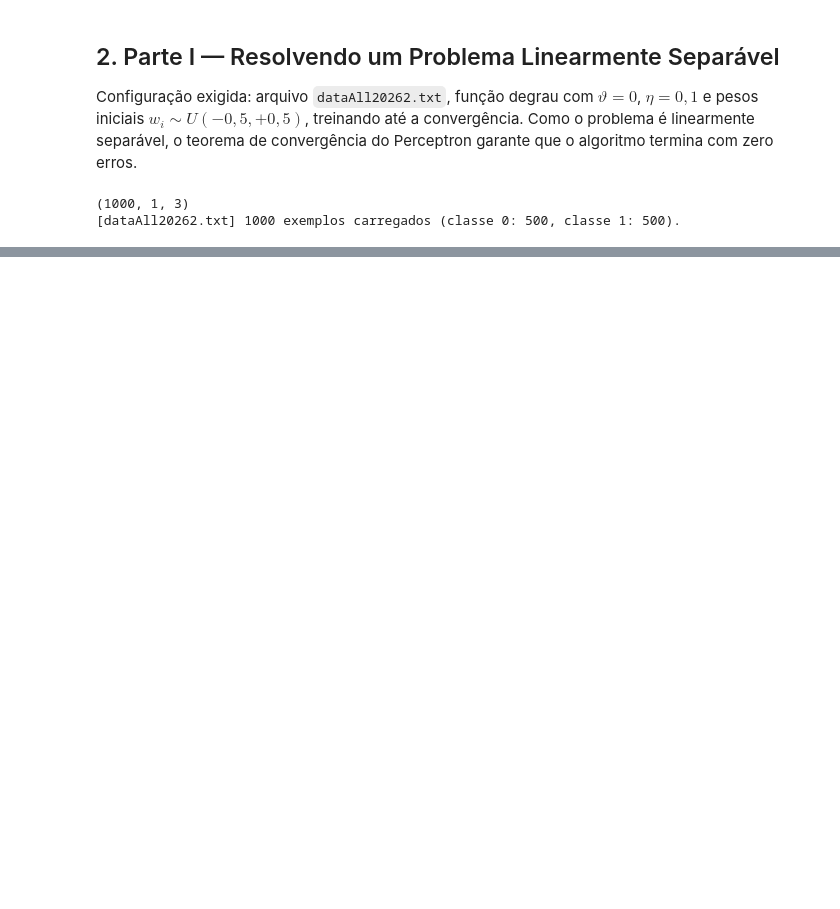
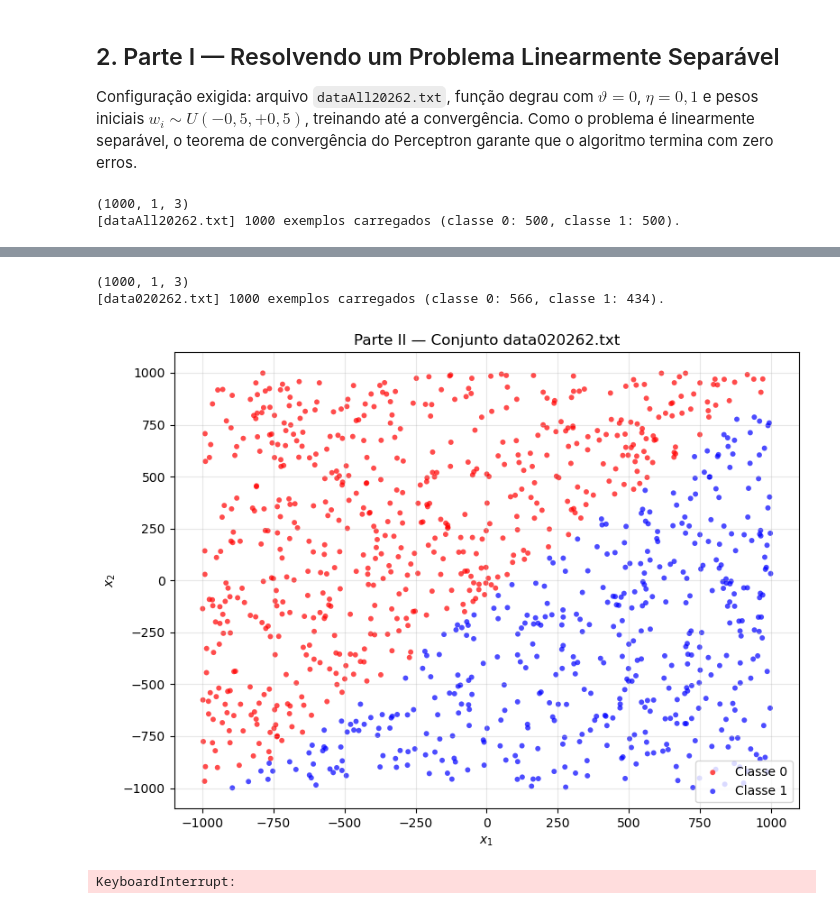
Before and after one commit to jubcohen/aprendizado-neuronio-perceptron-pp2, a Jupyter notebook: pp-2.1-perceptron-2026-2.ipynb, the cells around one changed output, grey strips where cells are left out. Saved outputs shown, nothing was run; the diff lists cells and outputs as text; code cells hidden in the pictures; blank space fills up the shorter version.

Commit message:
parte II - precisa rever

```diff
--- a/pp-2.1-perceptron-2026-2.ipynb
+++ b/pp-2.1-perceptron-2026-2.ipynb
@@ -261,0 +351,27 @@ plt.show()
+# %%
+ARQUIVO_PARTE2 = f'data{identificador}20262.txt'
+ETAS_PARTE2 = [0.4, 0.1, 0.01]
+INTERVALOS_PARTE2 = [(-100, 100), (-0.5, 0.5)]
+N_REPETICOES = 10
+
+X_p2, yd_p2 = carregar_dados(ARQUIVO_PARTE2)
+# %% [output]
+(1000, 1, 3)
+[data020262.txt] 1000 exemplos carregados (classe 0: 566, classe 1: 434).
+# %%
+# Visão geral do conjunto
+plotar_dados(X_p2, yd_p2, titulo=f'Parte II — Conjunto {ARQUIVO_PARTE2}')
+plt.tight_layout()
+plt.show()
+# %% [output]
+[figure, added]
+# %%
+# 6 configurações x 10 repetições = 60 treinamentos (semente da equipe para reprodutibilidade)
+df_p2 = executar_experimentos(X_p2, yd_p2, ETAS_PARTE2, INTERVALOS_PARTE2,
+                              n_repeticoes=N_REPETICOES, theta=THETA,
+                              rng=identificador)
+
+print(f"Execuções que convergiram: {df_p2['convergiu'].sum()} de {len(df_p2)}")
+print(tabela_experimentos(df_p2))
+# %% [output]
+KeyboardInterrupt:
```
Also changed, not shown: parts of 8 cells of this notebook, 1 other file.
